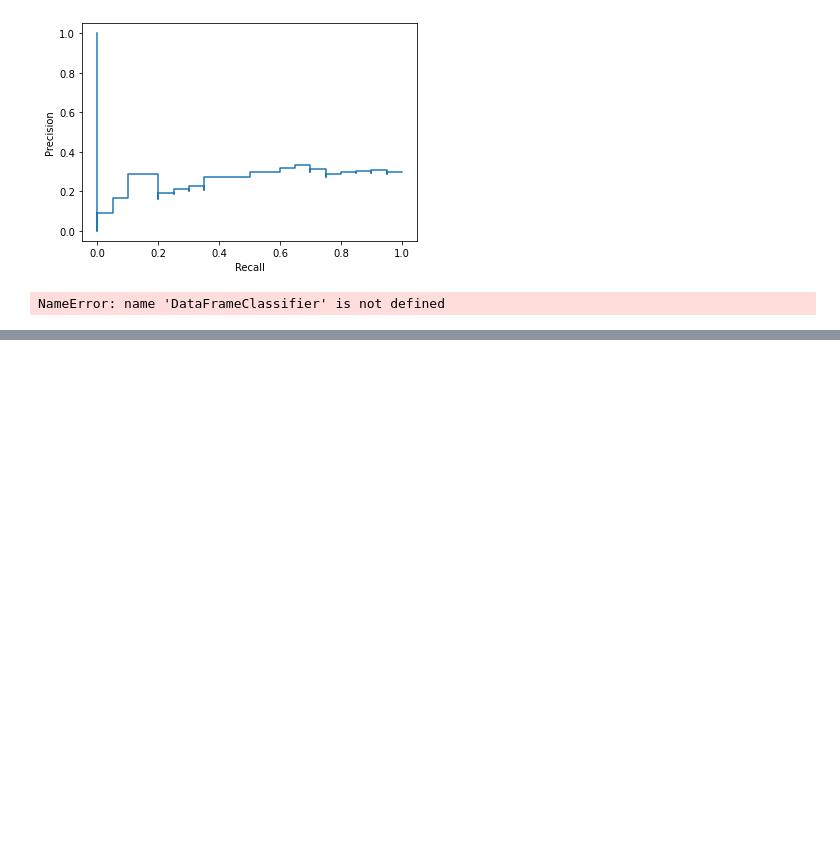
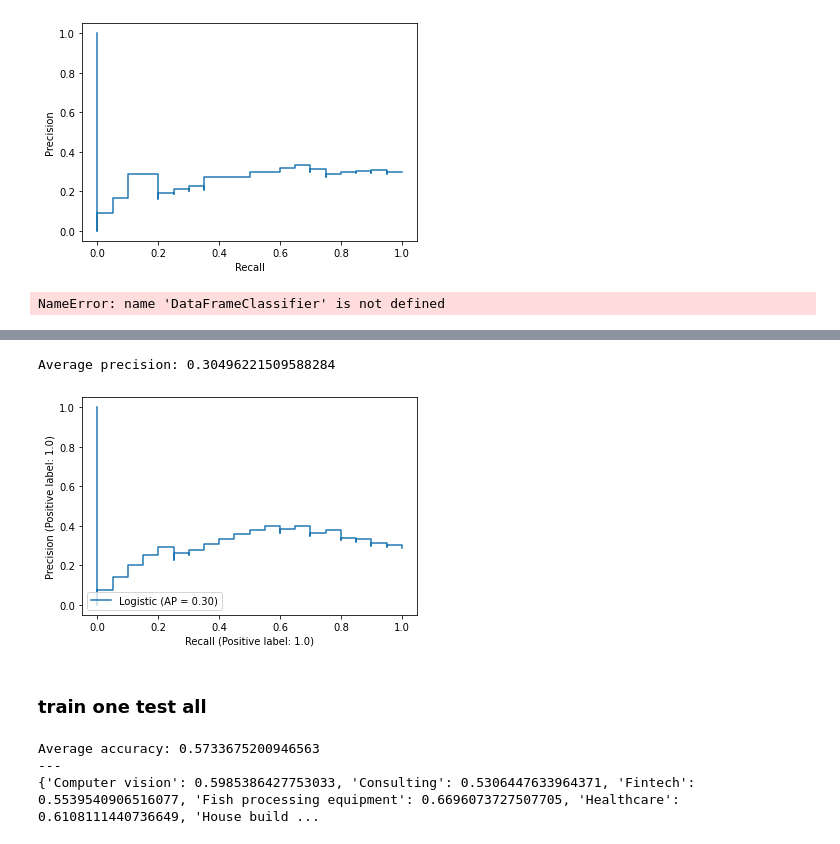
Before and after one commit to SebastianBitsch/document-similarity-search, a Jupyter notebook: test_env.ipynb, the cells around one changed output, grey strips where cells are left out. Saved outputs shown, nothing was run; the diff lists cells and outputs as text; code cells hidden in the pictures; blank space fills up the shorter version.

```diff
--- a/test_env.ipynb
+++ b/test_env.ipynb
@@ -127,0 +145,11 @@ average_precision_score()
+# %%
+ap = average_precision_score(y_test,clf.decision_function(X_test))
+print(f"Average precision: {ap}")
+
+PrecisionRecallDisplay.from_estimator(clf, X_test, y_test,name="Logistic")
+plt.show()
+# %% [output]
+Average precision: 0.30496221509588284
+[figure, added]
+# %% [markdown]
+### train one test all
@@ -127,0 +186,8 @@ average_precision_score()
+# %%
+print(f"Average accuracy: {np.mean(list(acc.values()))}")
+print("---")
+print(acc)
+# %% [output]
+Average accuracy: 0.5733675200946563
+---
+{'Computer vision': 0.5985386427753033, 'Consulting': 0.5306447633964371, 'Fintech': 0.5539540906516077, 'Fish processing equipment': 0.6696073727507705, 'Healthcare': 0.6108111440736649, 'House build ...
```
Also changed, not shown: parts of 7 cells of this notebook, 27 other files.
